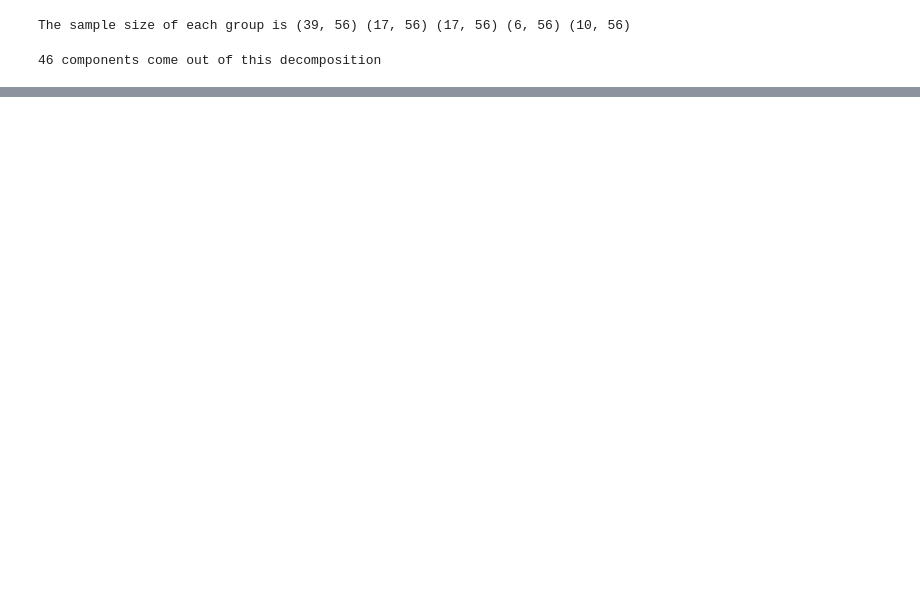
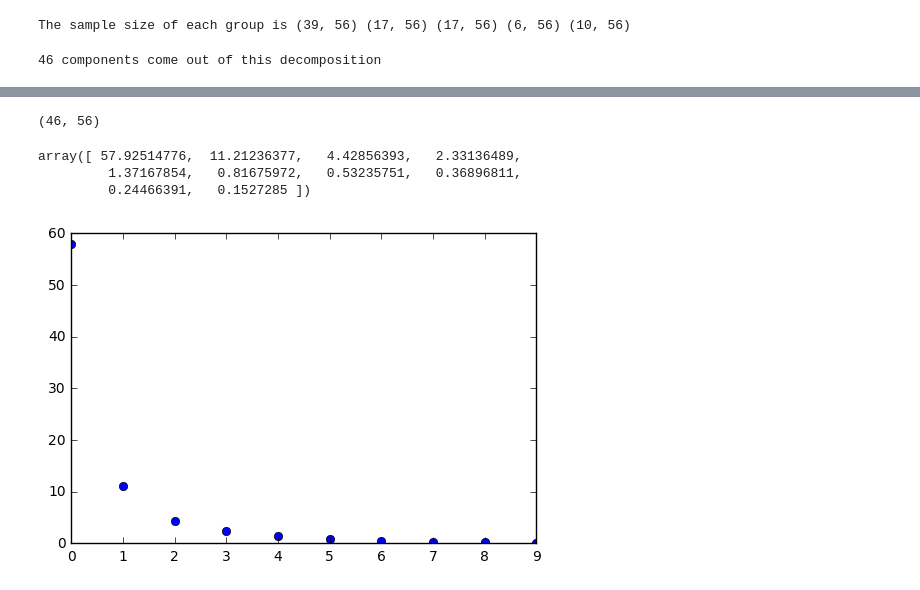
Before and after one commit to ryokubo5710/Platanthera_scents, a Jupyter notebook: PCA_SUM_BALANCESAMPLE.ipynb, the cells around one changed output, grey strips where cells are left out. Drawn from its saved outputs; the diff is of its cells as text; code cells hidden in the pictures; blank space fills up the shorter version.

```diff
--- a/PCA_SUM_BALANCESAMPLE.ipynb
+++ b/PCA_SUM_BALANCESAMPLE.ipynb
@@ -62,0 +80,33 @@ for i in range(0, len(CumSumExp)):
+# %%
+from matplotlib.collections import LineCollection
+
+from sklearn import manifold
+from sklearn.metrics import euclidean_distances
+from sklearn.decomposition import PCA
+dataAll.shape
+# %% [output]
+(46, 56)
+# %%
+similarities = euclidean_distances(dataAll[:, 2:])
+
+stress= np.zeros(10)
+for i in range(10):
+    mds = manifold.MDS(n_components=i+1, max_iter=3000, eps=1e-9,
+                   dissimilarity="precomputed", n_jobs=1)
+    pos = mds.fit(similarities).embedding_
+    nmds = manifold.MDS(n_components=i+1, metric=False, max_iter=3000, eps=1e-12,
+                    dissimilarity="precomputed", n_jobs=1)
+    npos = nmds.fit_transform(similarities, init=pos)
+    stress[i] = nmds.stress_
+# %%
+stress
+plt.plot(range(10), stress, 'o')
+#plt.ylim(-0.5, 5)
+#plt.xlim(-0.5, 4.5)
+#plt.xaxis([1, 2, 3, 4, 5])
+stress
+# %% [output]
+array([ 57.92514776,  11.21236377,   4.42856393,   2.33136489,
+         1.37167854,   0.81675972,   0.53235751,   0.36896811,
+         0.24466391,   0.1527285 ])
+[figure, added]
```
Also changed, not shown: parts of 7 cells of this notebook, 4 other files.
